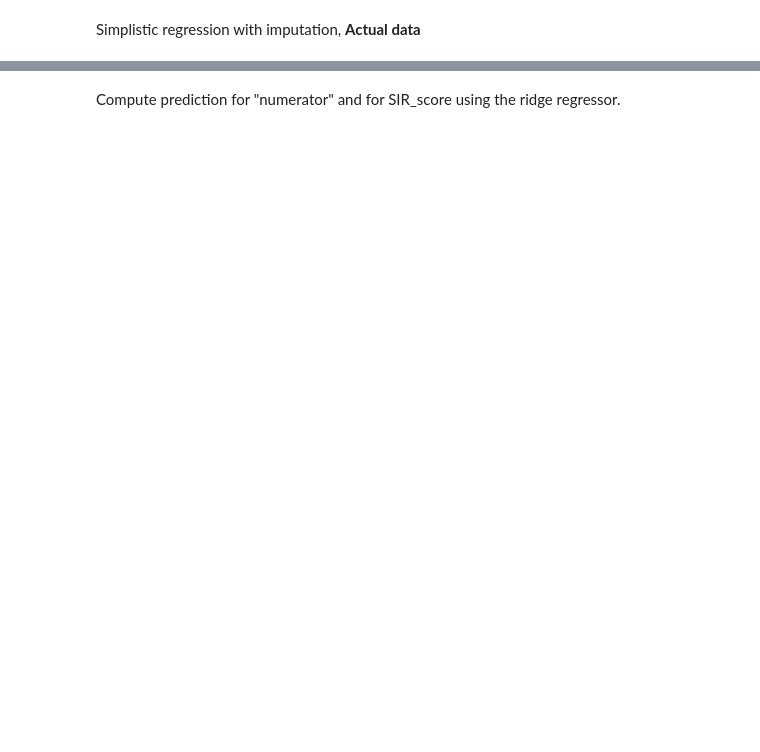
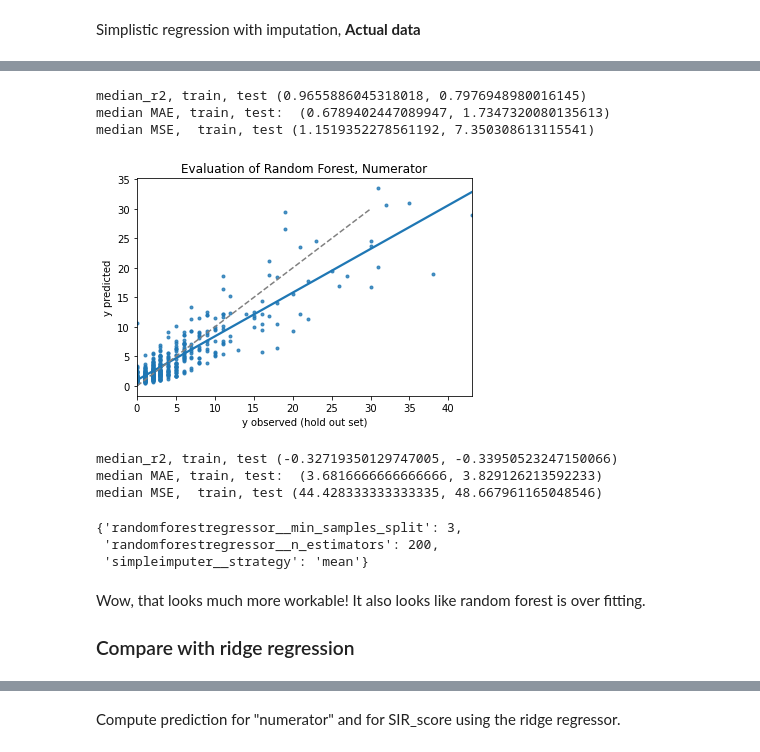
Before and after one commit to rejexx/Predicting_infection, a Jupyter notebook: 03_Preprocessing_and_Modeling.ipynb, the cells around one changed output, grey strips where cells are left out. Cells and saved outputs as stored; diff of their text form; code cells hidden in the pictures; blank space fills up the shorter version.

```diff
--- a/03_Preprocessing_and_Modeling.ipynb
+++ b/03_Preprocessing_and_Modeling.ipynb
@@ -238,0 +311,48 @@ median_mae,  train, test [0.63615337 0.62266399]
+# %%
+RFreg = RandomForestRegressor(random_state=42)
+
+grid_params_rf = {'simpleimputer__strategy': ['mean', 'median'],
+              'randomforestregressor__min_samples_split': [3,5,8],
+                  'randomforestregressor__n_estimators': [20,100,200]
+              }
+rfPipe = make_pipeline(SimpleImputer(), RFreg)
+
+rfGrid = GridSearchCV(rfPipe, param_grid=grid_params_rf, cv=5, n_jobs=-1)
+# %%
+
+rfGrid.fit(X_train, y_train)
+
+y_tr_pred_numerator_rf = rfGrid.predict(X_train)
+y_te_pred_numerator_rf = rfGrid.predict(X_test)
+# %%
+#modelResults(y_test, y_pred)
+printScore(y_train, y_test, y_tr_pred_rf, y_te_pred_rf)
+#px.scatter(x=y_test, y=y_pred)
+sns.regplot(x=y_test, y=y_te_pred_rf, marker='.', ci=None)
+plt.title("Evaluation of Random Forest, Numerator")
+plt.xlabel('y observed (hold out set)')
+plt.ylabel('y predicted')
+plt.plot([0,1,30], [0,1,30], linestyle='dashed', color='gray'); #ideal line of 'perfect' fit
+# %% [output]
+median_r2, train, test (0.9655886045318018, 0.7976948980016145)
+median MAE, train, test:  (0.6789402447089947, 1.7347320080135613)
+median MSE,  train, test (1.1519352278561192, 7.350308613115541)
+[figure, added]
+# %%
+#Can I improve by rounding?
+printScore(y_train, y_test, y_tr_pred.round(), y_te_pred.round())
+#Not really
+# %% [output]
+median_r2, train, test (-0.32719350129747005, -0.33950523247150066)
+median MAE, train, test:  (3.6816666666666666, 3.829126213592233)
+median MSE,  train, test (44.428333333333335, 48.667961165048546)
+# %%
+rfGrid.best_params_
+# %% [output]
+{'randomforestregressor__min_samples_split': 3,
+ 'randomforestregressor__n_estimators': 200,
+ 'simpleimputer__strategy': 'mean'}
+# %% [markdown]
+Wow, that looks much more workable! It also looks like random forest is over fitting.
+
+### Compare with ridge regression
```
Also changed, not shown: parts of 44 cells of this notebook.
